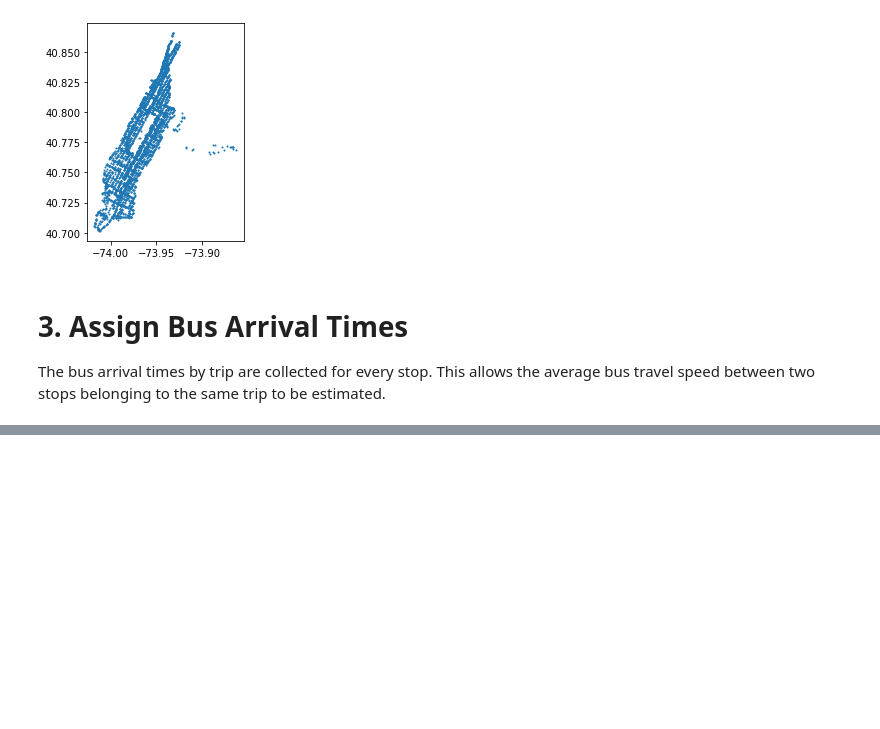
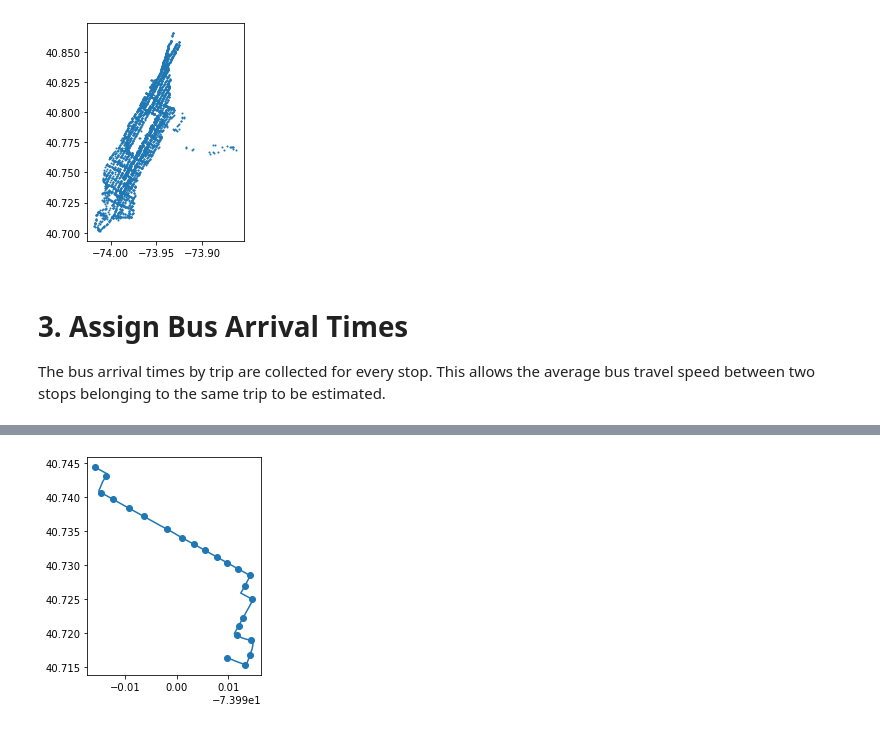
Before and after one commit to cpcarey/nyu-cusp-gtfs-bus, a Jupyter notebook: src/notebooks/gtfs/0001_extract_sequences.ipynb, the cells around one changed output, grey strips where cells are left out. Saved outputs shown, nothing was run; the diff lists cells and outputs as text; code cells hidden in the pictures; blank space fills up the shorter version.

```diff
--- a/src/notebooks/gtfs/0001_extract_sequences.ipynb
+++ b/src/notebooks/gtfs/0001_extract_sequences.ipynb
@@ -178,40 +139,6 @@ with open(f'{EXPORTS_DIR}/json/manhattan/sequences.json', 'w') as fp:
 The bus arrival times by trip are collected for every stop. This allows the
 average bus travel speed between two stops belonging to the same trip to be
 estimated.
-# %%
-# Custom imports reloaded to enable re-running changes from this point.
-import datetime
-import geopandas as gpd
-import itertools
-import json
-import matplotlib
-import matplotlib.pyplot as plt
-import pandas as pd
-import sys
-from tqdm import tqdm
-
-import warnings
-warnings.filterwarnings('ignore')
-%matplotlib inline
-
-CRS_LATLON = 'EPSG:4326'
-DATA_DIR = '../../../data'
-EXPORTS_DIR = f'{DATA_DIR}/exports'
-LIB_DIR = '../../lib'
-LOG_DIR = '../../../log'
-
-sys.path.append(LIB_DIR)
-from gtfs_sequence import Sequence
-
-# Load exported sequences (to enable re-running without re-calculation).
-sequences = []
-with open(f'{EXPORTS_DIR}/json/manhattan/sequences.json', 'r') as fp:
-    sequence_dicts = json.load(fp)
-sequences = [Sequence(load_dict=d) for d in sequence_dicts]
-
-def peek(df):
-    print(len(df))
-    display(df.iloc[:3])
 # %%
 def get_datetime_from_time_string(time_string):
     """Returns a datetime object of the time since 1 Jan 1970 given by the
@@ -262,0 +198,2 @@ with open(f'{LOG_DIR}/unmatched_trip_ids.json', 'w') as fp:
+# %%
+sample = sequences[0]
@@ -262,0 +242,7 @@ with open(f'{LOG_DIR}/unmatched_trip_ids.json', 'w') as fp:
+# %%
+fig, ax = plt.subplots()
+gpd.GeoDataFrame({}, geometry=[sample.route_geometry], crs=CRS_LATLON).plot(ax=ax)
+gpd.GeoDataFrame({}, geometry=sample.stop_coords, crs=CRS_LATLON).plot(ax=ax)
+plt.show()
+# %% [output]
+[figure, added]
```
Also changed, not shown: parts of 28 cells of this notebook, 1 other file.
